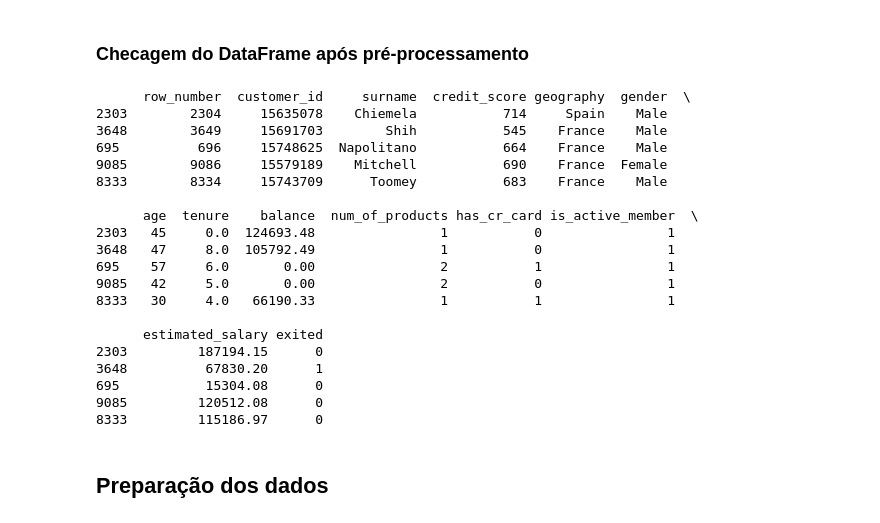
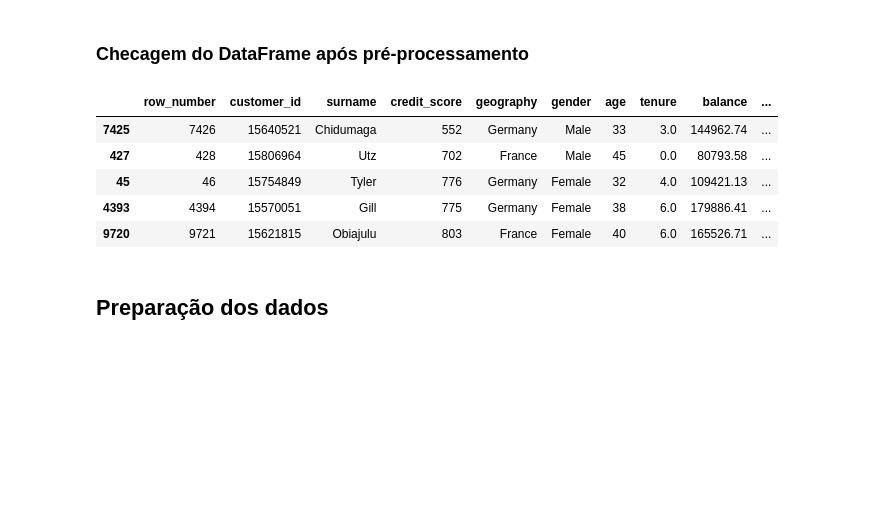
Before and after one commit to Rosental14/Beta_Bank, a Jupyter notebook: projeto_beta_bank.ipynb, the cells around one changed output. Cells and saved outputs as stored; diff of their text form; code cells hidden in the pictures; blank space fills up the shorter version.

```diff
--- a/projeto_beta_bank.ipynb
+++ b/projeto_beta_bank.ipynb
@@ -239,28 +240,14 @@ print(df.duplicated().sum())
 ### Checagem do DataFrame após pré-processamento
 # %%
 # Imprimindo uma amostra de 5 linhas do DataFrame após pré-processamento
-print(df.sample(5))
+df.sample(5)
 # %% [output]
-      row_number  customer_id     surname  credit_score geography  gender  \
-2303        2304     15635078    Chiemela           714     Spain    Male
-3648        3649     15691703        Shih           545    France    Male
-695          696     15748625  Napolitano           664    France    Male
-9085        9086     15579189    Mitchell           690    France  Female
-8333        8334     15743709      Toomey           683    France    Male
-
-      age  tenure    balance  num_of_products has_cr_card is_active_member  \
-2303   45     0.0  124693.48                1           0                1
-3648   47     8.0  105792.49                1           0                1
-695    57     6.0       0.00                2           1                1
-9085   42     5.0       0.00                2           0                1
-8333   30     4.0   66190.33                1           1                1
-
-      estimated_salary exited
-2303         187194.15      0
-3648          67830.20      1
-695           15304.08      0
-9085         120512.08      0
-8333         115186.97      0
+|  | row_number | customer_id | surname | credit_score | geography | gender | age | tenure | balance | ... |
+| 7425 | 7426 | 15640521 | Chidumaga | 552 | Germany | Male | 33 | 3.0 | 144962.74 | ... |
+| 427 | 428 | 15806964 | Utz | 702 | France | Male | 45 | 0.0 | 80793.58 | ... |
+| 45 | 46 | 15754849 | Tyler | 776 | Germany | Female | 32 | 4.0 | 109421.13 | ... |
+| 4393 | 4394 | 15570051 | Gill | 775 | Germany | Female | 38 | 6.0 | 179886.41 | ... |
+| 9720 | 9721 | 15621815 | Obiajulu | 803 | France | Female | 40 | 6.0 | 165526.71 | ... |
 # %% [markdown]
 ## Preparação dos dados
 # %% [markdown]
```
Also changed, not shown: parts of 24 cells of this notebook, 2 other files.
